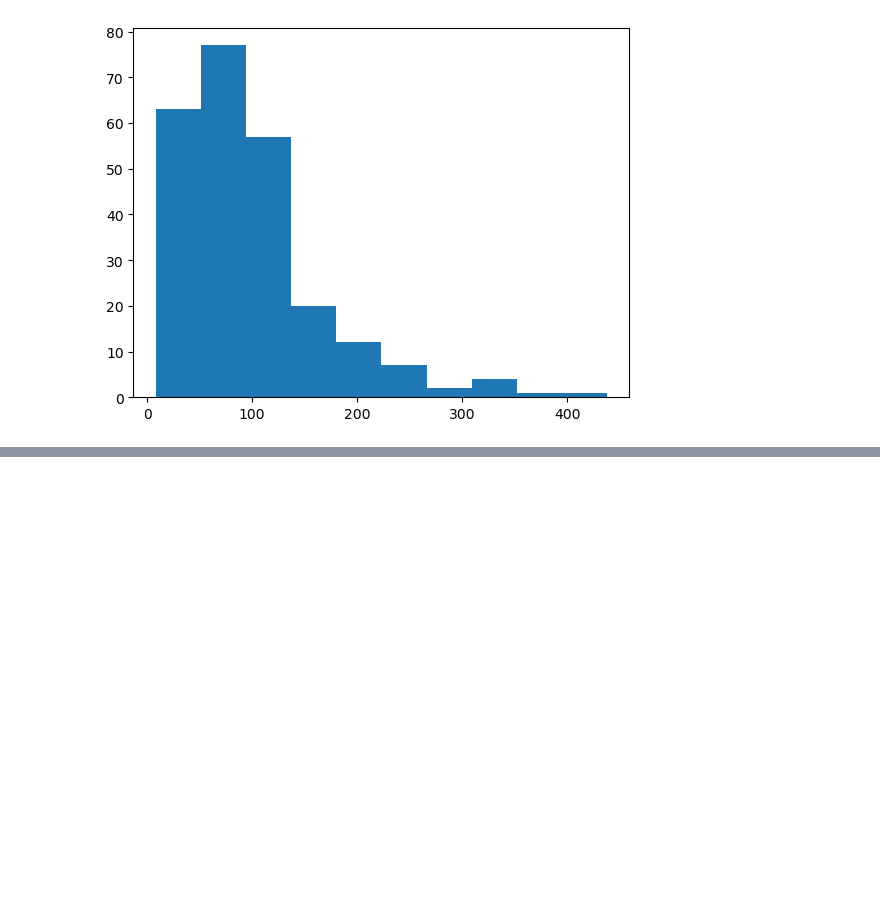
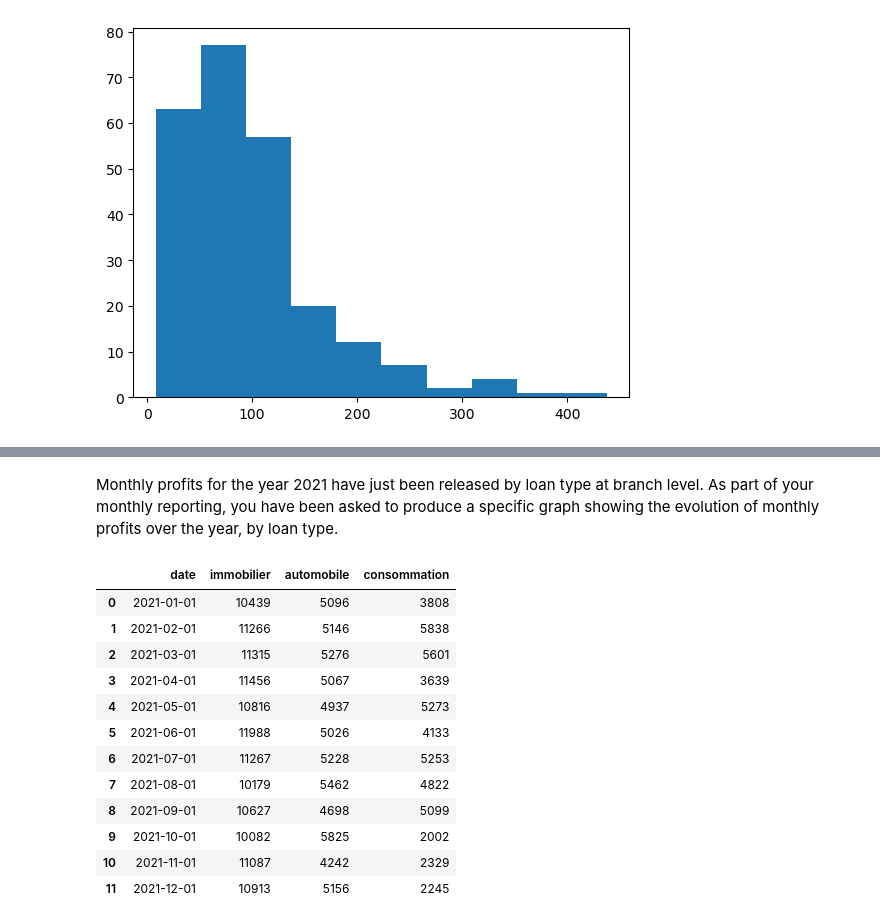
Before and after one commit to dmaiga/real_estate_loans, a Jupyter notebook: asset/Script/Prets_immobilier.ipynb, the cells around one changed output, grey strips where cells are left out. Cells and saved outputs as stored; diff of their text form; code cells hidden in the pictures; blank space fills up the shorter version.

```diff
--- a/asset/Script/Prets_immobilier.ipynb
+++ b/asset/Script/Prets_immobilier.ipynb
@@ -263,0 +275,20 @@ plt.bar(height=profit['benefice'],x=profit['ville'])
+# %% [markdown]
+Monthly profits for the year 2021 have just been released by loan type at branch level. As part of your monthly reporting, you have been asked to produce a specific graph showing the evolution of monthly profits over the year, by loan type.
+# %%
+profits_2021= pd.read_csv('ca.csv')
+profits_2021['date'] = pd.to_datetime(profits_2021['date'])
+profits_2021
+# %% [output]
+|  | date | immobilier | automobile | consommation |
+| 0 | 2021-01-01 | 10439 | 5096 | 3808 |
+| 1 | 2021-02-01 | 11266 | 5146 | 5838 |
+| 2 | 2021-03-01 | 11315 | 5276 | 5601 |
+| 3 | 2021-04-01 | 11456 | 5067 | 3639 |
+| 4 | 2021-05-01 | 10816 | 4937 | 5273 |
+| 5 | 2021-06-01 | 11988 | 5026 | 4133 |
+| 6 | 2021-07-01 | 11267 | 5228 | 5253 |
+| 7 | 2021-08-01 | 10179 | 5462 | 4822 |
+| 8 | 2021-09-01 | 10627 | 4698 | 5099 |
+| 9 | 2021-10-01 | 10082 | 5825 | 2002 |
+| 10 | 2021-11-01 | 11087 | 4242 | 2329 |
+| 11 | 2021-12-01 | 10913 | 5156 | 2245 |
```
Also changed, not shown: parts of 4 cells of this notebook.
